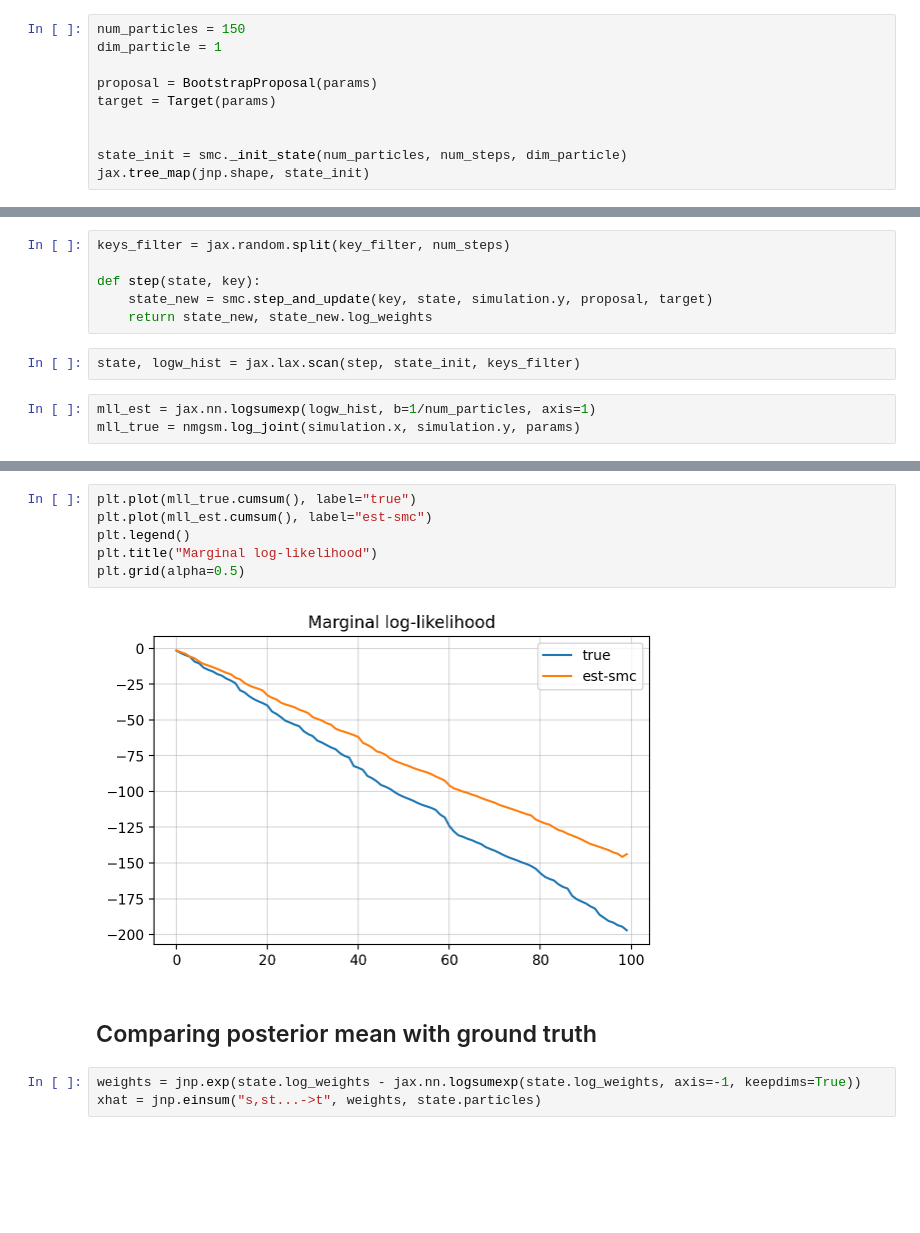
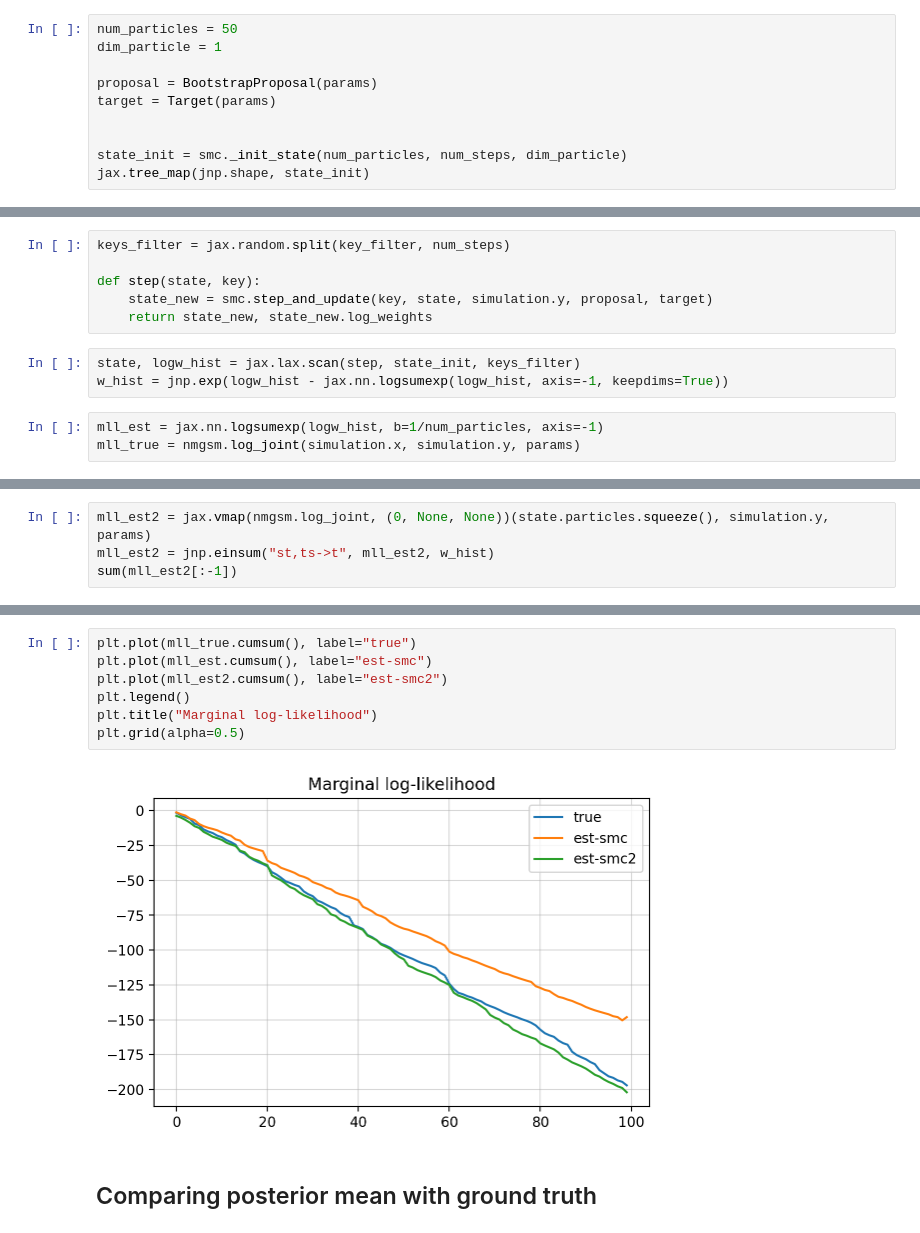
Before and after one commit to gerdm/elements-smc, a Jupyter notebook: notebooks/04-smc-nmgsm.ipynb, the cells around one changed output, grey strips where cells are left out. Cells and saved outputs as stored; diff of their text form; blank space fills up the shorter version.

```diff
--- a/notebooks/04-smc-nmgsm.ipynb
+++ b/notebooks/04-smc-nmgsm.ipynb
@@ -65,6 +65,6 @@ class Target:
         return log_likelihood
 # %%
-num_particles = 150
+num_particles = 50
 dim_particle = 1
 
 proposal = BootstrapProposal(params)
@@ -97,8 +97,9 @@ def step(state, key):
     return state_new, state_new.log_weights
 # %%
 state, logw_hist = jax.lax.scan(step, state_init, keys_filter)
+w_hist = jnp.exp(logw_hist - jax.nn.logsumexp(logw_hist, axis=-1, keepdims=True))
 # %%
-mll_est = jax.nn.logsumexp(logw_hist, b=1/num_particles, axis=1)
+mll_est = jax.nn.logsumexp(logw_hist, b=1/num_particles, axis=-1)
 mll_true = nmgsm.log_joint(simulation.x, simulation.y, params)
 # %%
 print("Final MLL")
@@ -110,0 +112,4 @@ smc:  -145.7333
+# %%
+mll_est2 = jax.vmap(nmgsm.log_joint, (0, None, None))(state.particles.squeeze(), simulation.y, params)
+mll_est2 = jnp.einsum("st,ts->t", mll_est2, w_hist)
+sum(mll_est2[:-1])
@@ -111,13 +125,11 @@ smc:  -145.7333
 # %%
 plt.plot(mll_true.cumsum(), label="true")
 plt.plot(mll_est.cumsum(), label="est-smc")
+plt.plot(mll_est2.cumsum(), label="est-smc2")
 plt.legend()
 plt.title("Marginal log-likelihood")
 plt.grid(alpha=0.5)
 # %% [output]
-[figure, old version]
+[figure, new version]
 # %% [markdown]
 ## Comparing posterior mean with ground truth
-# %%
-weights = jnp.exp(state.log_weights - jax.nn.logsumexp(state.log_weights, axis=-1, keepdims=True))
-xhat = jnp.einsum("s,st...->t", weights, state.particles)
```
Also changed, not shown: parts of 8 cells of this notebook.
